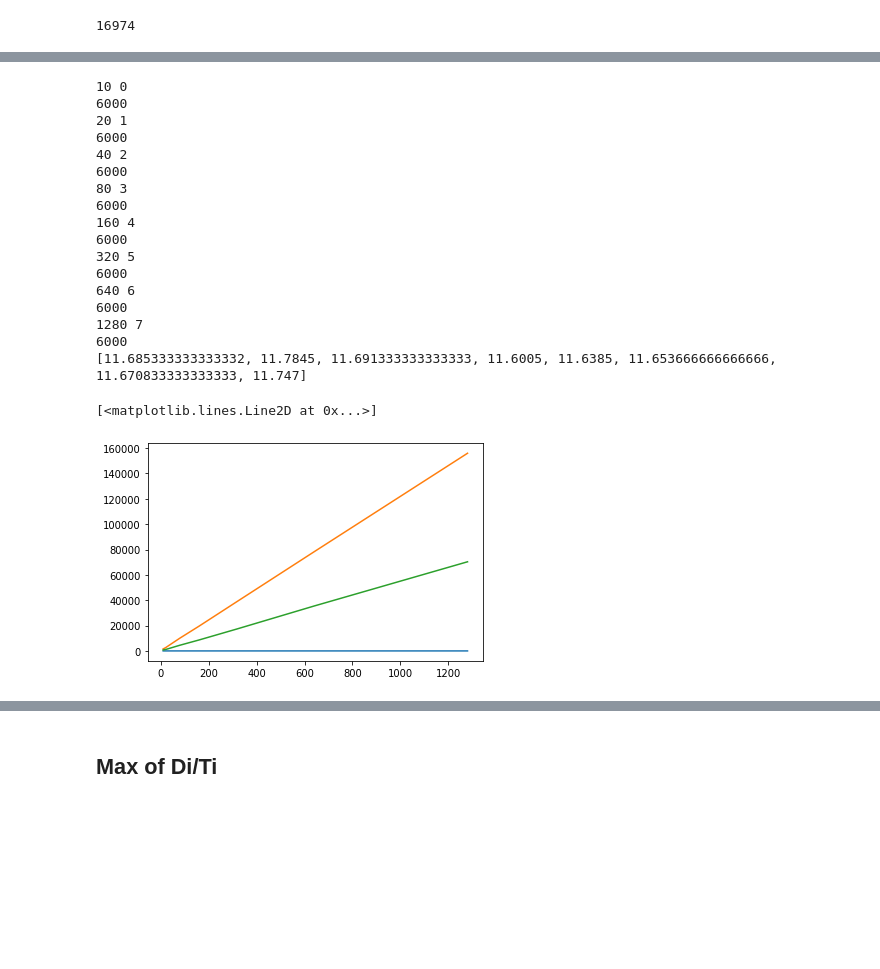
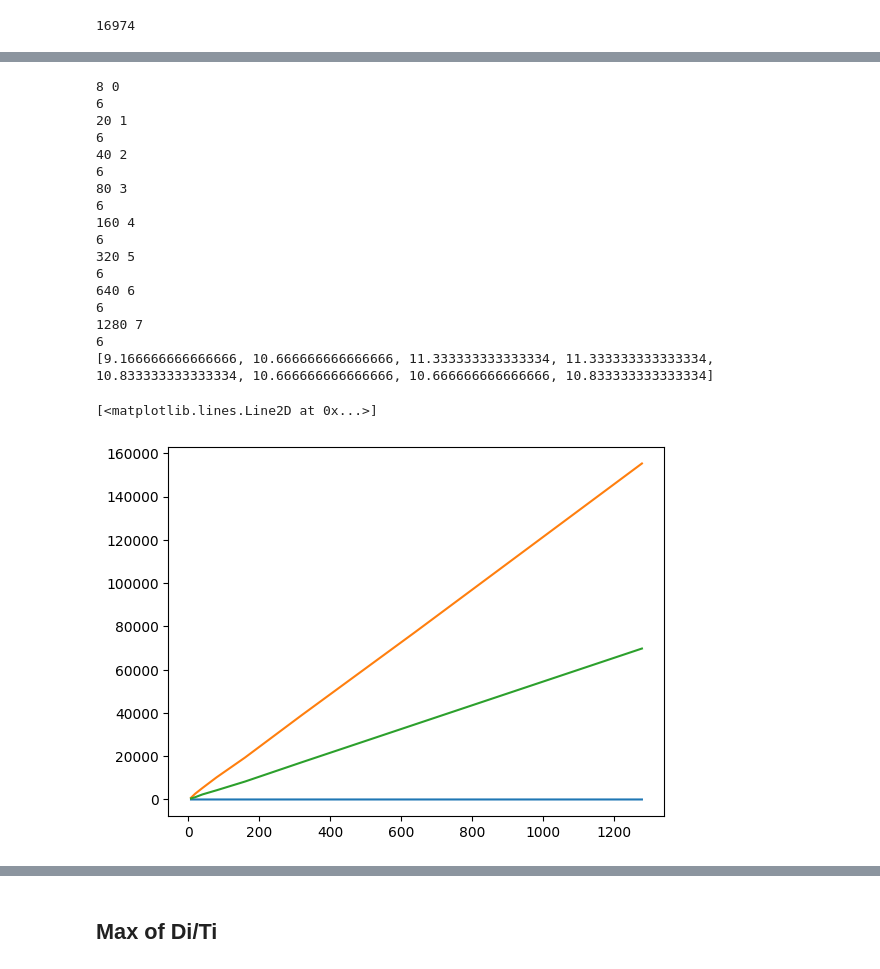
Before and after one commit to guptarohan6502/RTES_project, a Jupyter notebook: rtes1.ipynb, the cells around one changed output, grey strips where cells are left out. Drawn from its saved outputs; the diff is of its cells as text; code cells hidden in the pictures; blank space fills up the shorter version.

```diff
--- a/rtes1.ipynb
+++ b/rtes1.ipynb
@@ -88,11 +89,11 @@ def UUniFastDiscard(n, u, nsets):
 def gen_uunifastdiscard(nsets, u, n):
     return UUniFastDiscard(n, u, nsets)
 # %%
-def get_taskset(nsets, n,t_max = 1000,util =0.9):
+def get_taskset(nsets, n,t_max = 1000,util =0.9,gen=False):
 	#n = 1000
 	utilizations = gen_uunifastdiscard(nsets, util, n)
 	periods = custom_period(n, nsets, t_max, 1)
-	return gen_tasksets(utilizations, periods)
+	return gen_tasksets(utilizations, periods,gen)
 # %%
 taskset = get_taskset(1, 8)
 taskset
@@ -352,7 +331,7 @@ h(t) : 9222.0
 # %%
 taskset_paper = np.array([[6000,18000,31000],[2000,9000,9800],[1000,12000,17000],[90,3000,4200],[8,78,96],[2,16,12],[10,120,280],[26,160,660]])
 # %%
-taskset = get_taskset(1, 5)
-#taskset
-taskset = np.array(taskset[0])
-qpa(taskset)
+# taskset = get_taskset(1, 5)
+# #taskset
+# taskset = np.array(taskset[0])
+# #qpa(taskset)
@@ -378,10 +338,10 @@ h(t) : 743.6942300000001
 # %%
-x = [2, 9]
-# x.append(np.random.randint(1, 100))
-# print(x)
+# x = [2, 9]
+# # x.append(np.random.randint(1, 100))
+# # print(x)
 
-qpa_y = []
-for i in x:
-	print(i)
-	taskset = get_taskset(1, int(i))
-	qpa_y.append(qpa(taskset[0]))
+# qpa_y = []
+# for i in x:
+# 	print(i)
+# 	taskset = get_taskset(1, int(i))
+# 	qpa_y.append(qpa(taskset[0]))
@@ -420,10 +362,10 @@ def qpa(taskset):
     d_min = get_dmin(taskset[:,1], L)
 
 
-    total_cal = 1
+    total_cal = 0
 
-    while h_t <= t and h_t > d_min:
-        h_t = procDemand_func(taskset, t)
+    while (h_t := procDemand_func(taskset, t)) <= t and h_t > d_min:
+        # h_t = procDemand_func(taskset, t)
         total_cal += 1
 
         #print("--t : " + str(t))
@@ -437,13 +379,13 @@ def qpa(taskset):
     if h_t <= d_min:
         #print("Task set is schedulable")
         #print("total calculations : " + str(total_cal))
-        return total_cal
+        return total_cal+1
     else:
-        print("Task set is not schedulable")
+        #print("Task set is not schedulable")
         #print("total calculations : " + str(total_cal))
-        return total_cal
+        return total_cal+1
 # %%
-x = [10, 20, 40, 80, 160, 320, 640, 1280]
+x = [8, 20, 40, 80, 160, 320, 640, 1280]
 q = [0] * len(x)
 la_cal = [0] * len(x)
 lb_cal = [0] * len(x)
@@ -451,7 +393,7 @@ l = 0
 
 for i in range(len(x)):
         print(x[i],i)
-        taskset = get_taskset(6000, int(x[i]))
+        taskset = get_taskset(6, int(x[i]),gen =True)
         total_count =0
         for j in range(len(taskset)):
             task = np.array(taskset[j])
@@ -465,41 +407,41 @@ for i in range(len(x)):
                 total_count+=1
             else:
                 #print("utilization is greater than 1")
                 continue
 
             #print("utilization : " + str(utilizations))
 
             q[l] += qpa(task)
             la_cal[l] += La_boudcalculations(task)
             lb_cal[l] += Lb_boudcalculations(task)
 
         q[l]= q[l]/total_count
         la_cal[l] = la_cal[l]/total_count
         lb_cal[l] = lb_cal[l]/total_count
         print(total_count)
         l += 1
 
 print(q)
 plt.plot(x, q)
 plt.plot(x, la_cal)
 plt.plot(x, lb_cal)
 # %% [output]
-10 0
-6000
+8 0
+6
 20 1
-6000
+6
 40 2
-6000
+6
 80 3
-6000
+6
 160 4
-6000
+6
 320 5
-6000
+6
 640 6
-6000
+6
 1280 7
-6000
-[11.685333333333332, 11.7845, 11.691333333333333, 11.6005, 11.6385, 11.653666666666666, 11.670833333333333, 11.747]
+6
+[9.166666666666666, 10.666666666666666, 11.333333333333334, 11.333333333333334, 10.833333333333334, 10.666666666666666, 10.666666666666666, 10.833333333333334]
 [<matplotlib.lines.Line2D at 0x...>]
-[figure, old version]
+[figure, new version]
```
Also changed, not shown: parts of 21 cells of this notebook, 1 other file.
